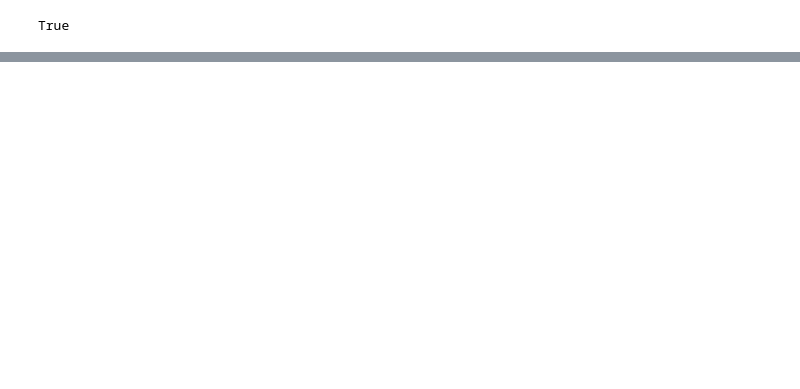
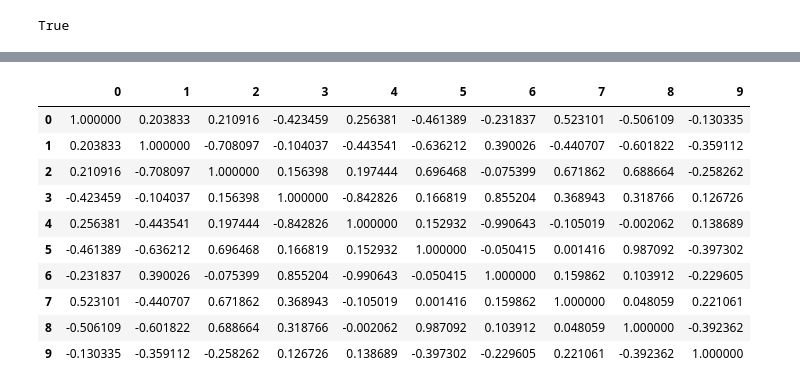
Before and after one commit to AxlAlm/QuantBob, a Jupyter notebook: Untitled.ipynb, the cells around one changed output, grey strips where cells are left out. Cells and saved outputs as stored; diff of their text form; code cells hidden in the pictures; blank space fills up the shorter version.

```diff
--- a/Untitled.ipynb
+++ b/Untitled.ipynb
@@ -193,3 +148,11 @@ napi.daily_user_performances(current_round_correlations[0]["username"])
 napi.check_new_round()
 # %% [output]
 True
+# %%
+import numpy as np
+import pandas as pd
+
+
+
+x = np.random.random((5,10))
+x
@@ -195,0 +170,3 @@ True
+# %%
+df = pd.DataFrame(x)
+df
@@ -195,0 +180,14 @@ True
+# %%
+df.corr()
+# %% [output]
+|  | 0 | 1 | 2 | 3 | 4 | 5 | 6 | 7 | 8 | 9 |
+| 0 | 1.000000 | 0.203833 | 0.210916 | -0.423459 | 0.256381 | -0.461389 | -0.231837 | 0.523101 | -0.506109 | -0.130335 |
+| 1 | 0.203833 | 1.000000 | -0.708097 | -0.104037 | -0.443541 | -0.636212 | 0.390026 | -0.440707 | -0.601822 | -0.359112 |
+| 2 | 0.210916 | -0.708097 | 1.000000 | 0.156398 | 0.197444 | 0.696468 | -0.075399 | 0.671862 | 0.688664 | -0.258262 |
+| 3 | -0.423459 | -0.104037 | 0.156398 | 1.000000 | -0.842826 | 0.166819 | 0.855204 | 0.368943 | 0.318766 | 0.126726 |
+| 4 | 0.256381 | -0.443541 | 0.197444 | -0.842826 | 1.000000 | 0.152932 | -0.990643 | -0.105019 | -0.002062 | 0.138689 |
+| 5 | -0.461389 | -0.636212 | 0.696468 | 0.166819 | 0.152932 | 1.000000 | -0.050415 | 0.001416 | 0.987092 | -0.397302 |
+| 6 | -0.231837 | 0.390026 | -0.075399 | 0.855204 | -0.990643 | -0.050415 | 1.000000 | 0.159862 | 0.103912 | -0.229605 |
+| 7 | 0.523101 | -0.440707 | 0.671862 | 0.368943 | -0.105019 | 0.001416 | 0.159862 | 1.000000 | 0.048059 | 0.221061 |
+| 8 | -0.506109 | -0.601822 | 0.688664 | 0.318766 | -0.002062 | 0.987092 | 0.103912 | 0.048059 | 1.000000 | -0.392362 |
+| 9 | -0.130335 | -0.359112 | -0.258262 | 0.126726 | 0.138689 | -0.397302 | -0.229605 | 0.221061 | -0.392362 | 1.000000 |
```
Also changed, not shown: parts of 13 cells of this notebook, 12 other files.
